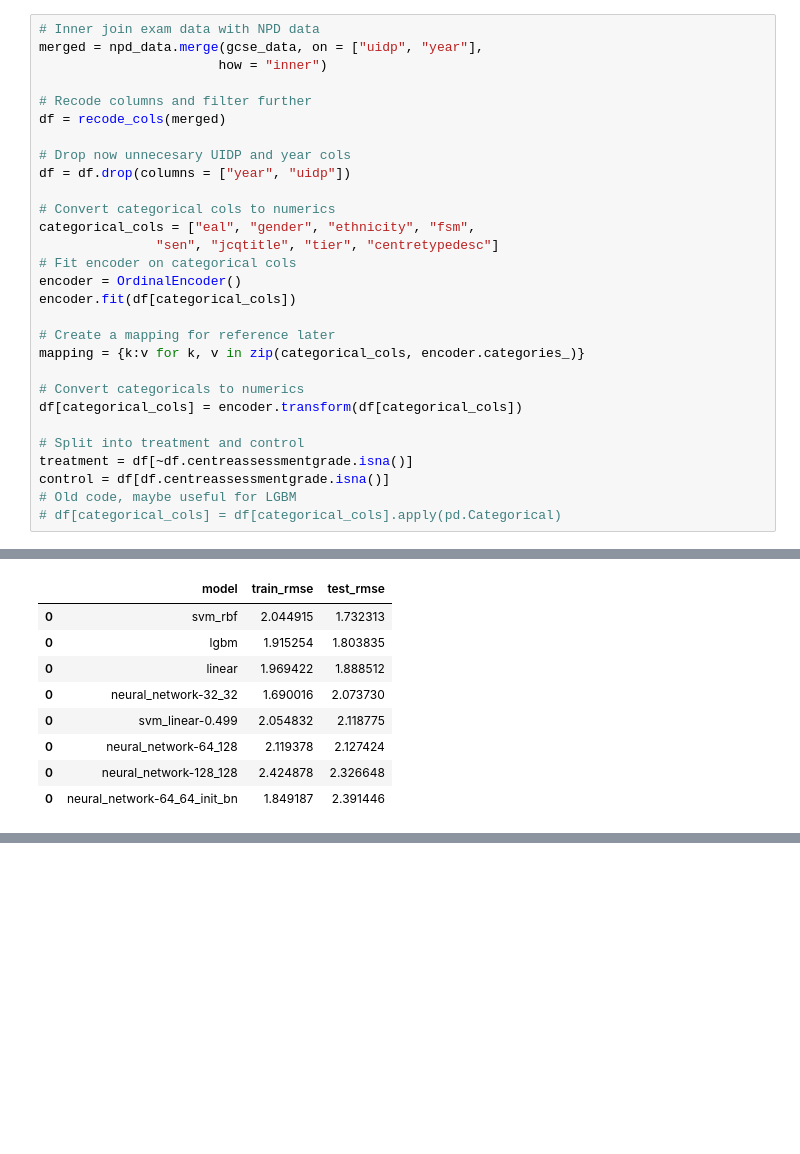
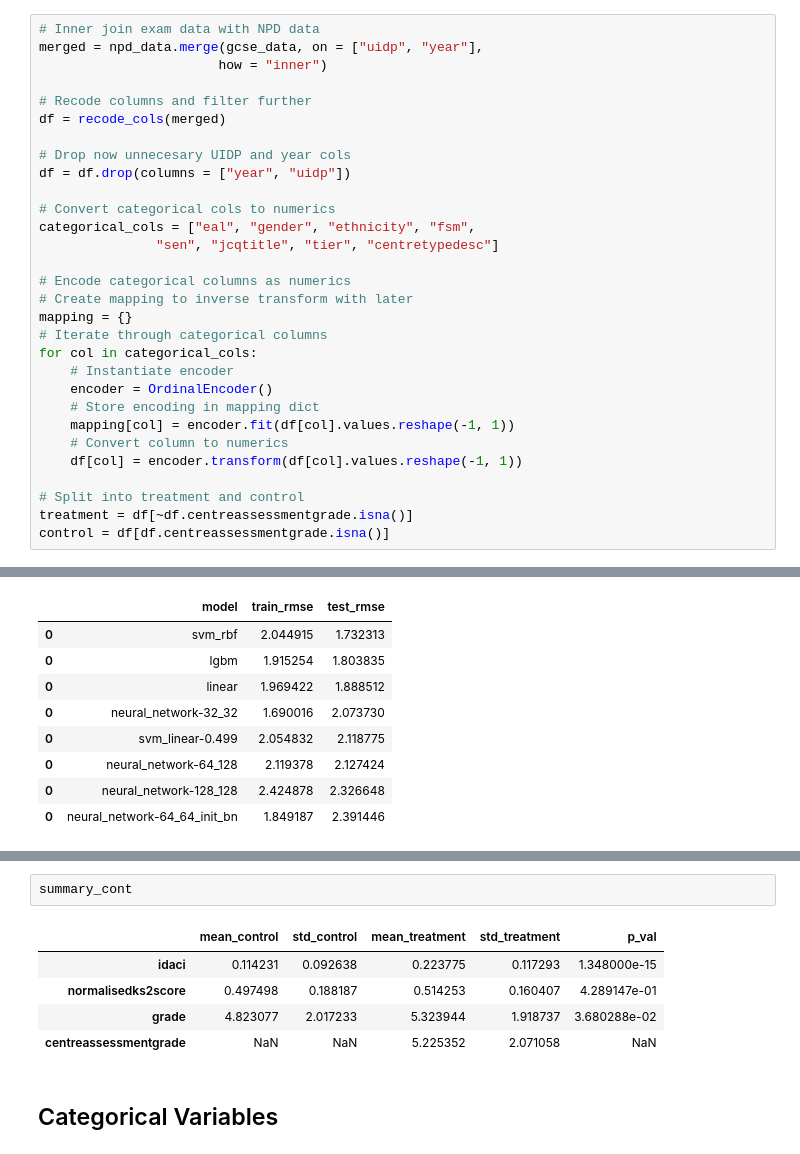
Before and after one commit to louismagowan/cag-equality, a Jupyter notebook: sandbox.ipynb, the cells around one changed output, grey strips where cells are left out. Saved outputs shown, nothing was run; the diff lists cells and outputs as text; blank space fills up the shorter version.

```diff
--- a/sandbox.ipynb
+++ b/sandbox.ipynb
@@ -245,21 +248,22 @@ df = df.drop(columns = ["year", "uidp"])
 # Convert categorical cols to numerics
 categorical_cols = ["eal", "gender", "ethnicity", "fsm",
                "sen", "jcqtitle", "tier", "centretypedesc"]
-# Fit encoder on categorical cols
-encoder = OrdinalEncoder()
-encoder.fit(df[categorical_cols])
 
-# Create a mapping for reference later
-mapping = {k:v for k, v in zip(categorical_cols, encoder.categories_)}
-
-# Convert categoricals to numerics
-df[categorical_cols] = encoder.transform(df[categorical_cols])
+# Encode categorical columns as numerics
+# Create mapping to inverse transform with later
+mapping = {}
+# Iterate through categorical columns
+for col in categorical_cols:
+    # Instantiate encoder
+    encoder = OrdinalEncoder()
+    # Store encoding in mapping dict
+    mapping[col] = encoder.fit(df[col].values.reshape(-1, 1))
+    # Convert column to numerics
+    df[col] = encoder.transform(df[col].values.reshape(-1, 1))
 
 # Split into treatment and control
 treatment = df[~df.centreassessmentgrade.isna()]
 control = df[df.centreassessmentgrade.isna()]
-# Old code, maybe useful for LGBM
-# df[categorical_cols] = df[categorical_cols].apply(pd.Categorical)
 # %%
 # Split into labels and features
 X = np.array(control.iloc[:, :10], dtype = "float32")
@@ -752,0 +781,10 @@ all_results.sort_values("test_rmse")
+# %%
+summary_cont
+# %% [output]
+|  | mean_control | std_control | mean_treatment | std_treatment | p_val |
+| idaci | 0.114231 | 0.092638 | 0.223775 | 0.117293 | 1.348000e-15 |
+| normalisedks2score | 0.497498 | 0.188187 | 0.514253 | 0.160407 | 4.289147e-01 |
+| grade | 4.823077 | 2.017233 | 5.323944 | 1.918737 | 3.680288e-02 |
+| centreassessmentgrade | NaN | NaN | 5.225352 | 2.071058 | NaN |
+# %% [markdown]
+## Categorical Variables
```
Also changed, not shown: parts of 14 cells of this notebook.
